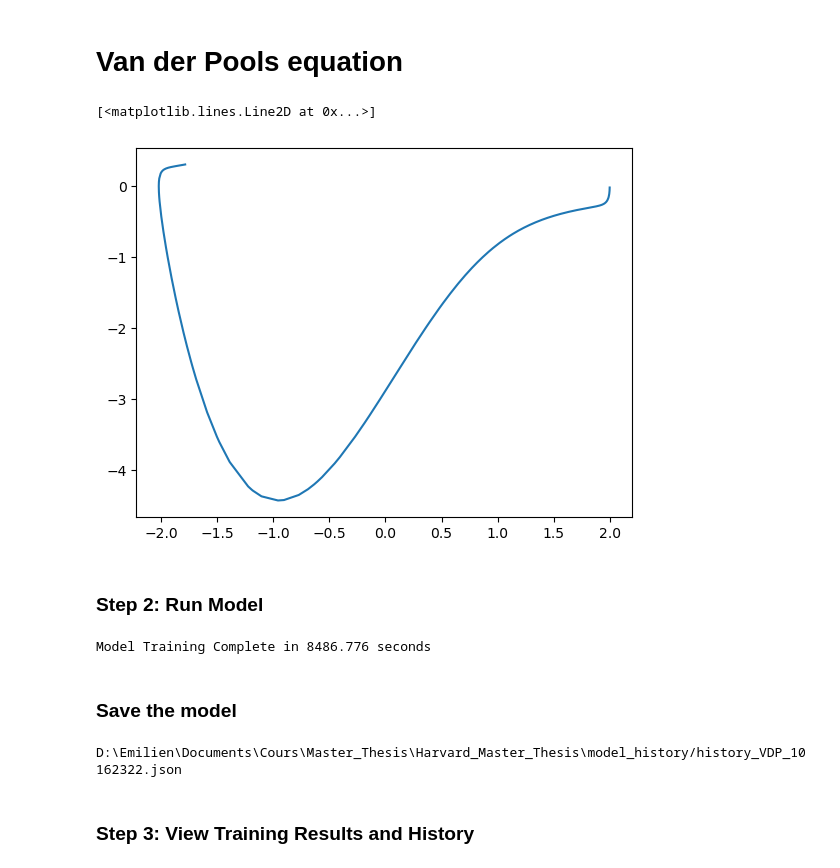
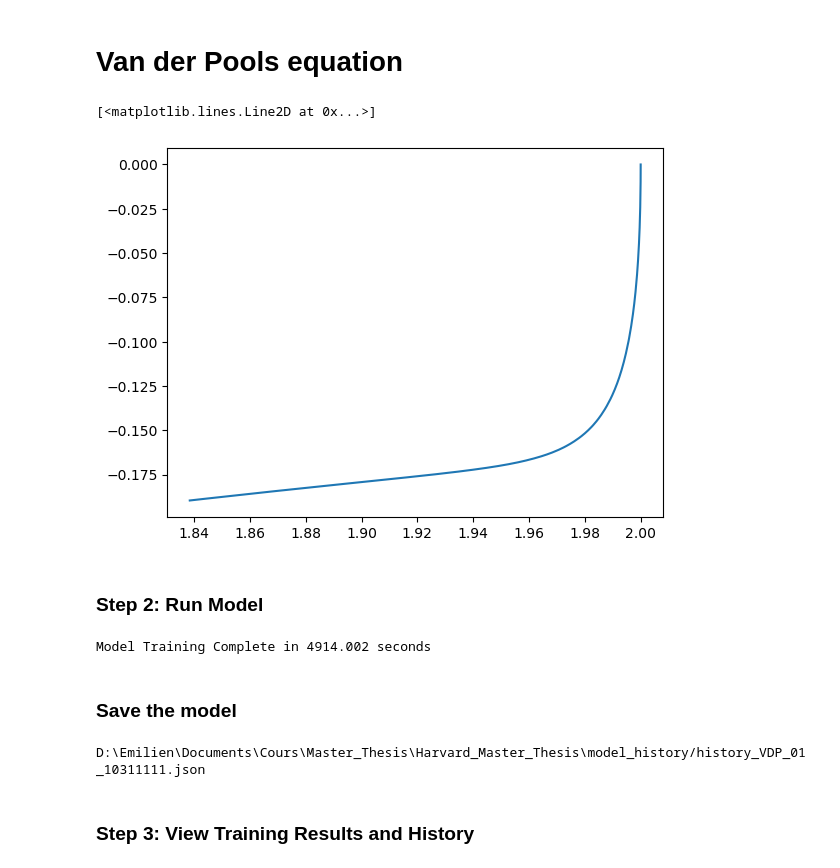
Before and after one commit to eseiler18/Harvard_Master_Thesis, a Jupyter notebook: src/nonlinearODE/PINNS_stiff_nonlinearODE.ipynb, the cells around one changed output. Cells and saved outputs as stored; diff of their text form; code cells hidden in the pictures.

```diff
--- a/src/nonlinearODE/PINNS_stiff_nonlinearODE.ipynb
+++ b/src/nonlinearODE/PINNS_stiff_nonlinearODE.ipynb
@@ -206,7 +154,7 @@ def compute_H_and_dH_dt(min_x, max_x, trained_model, num_equations, hid_lay):
 ### Step 1: Choose Network Parameters and Set-up Differential Equations
 # %%
 # set-up network training parameters
-x_range = [0, 5]
+x_range = [0, 1]
 num_equations = 2
 num_heads = 4
 iterations = 100000
@@ -239,7 +212,7 @@ true_func_dict[true_funct_str] = true_radau_list_linear
 # %% [markdown]
 # Van der Pools equation
 # %%
-alpha_list = [1., 1.5, 2., 2.5]
+alpha_list = [1., 2., 3., 4.]
 
 def VanDerPols(t, y, alpha):
     if isinstance(y, np.ndarray):
@@ -248,43 +221,43 @@ def VanDerPols(t, y, alpha):
         yp[1] = alpha*(1-y[0]**2)*y[1] - y[0]
     else:
         yp = torch.ones_like(y)
-        yp[:, 0, :] = y[:, 1, :]
+        yp[:, 0, :]  = y[:, 1, :]
         yp[:, 1, :] = alpha*(1-y[:, 0, :]**2)*y[:, 1, :] - y[:, 0, :]
     return yp
 
 equation_list_VDP = [lambda t, y, i=i: VanDerPols(t, y, alpha=i) for i in alpha_list]
 
 v_list_VDP = [torch.tensor([[2.], [0.0]], device=dev) for _ in range(num_heads)]
 
 true_radau_list_VDP = [lambda x, v, eq=eq: (solve_ivp(eq, [x_range[0], x_range[1]],
                                                       v.squeeze(), t_eval=x.squeeze(),
                                                       method="Radau").y) for eq in equation_list_VDP]
 
 true_funct_str = "true_radau_VDP"
 true_func_dict[true_funct_str] = true_radau_list_VDP
 
 rng = np.random.default_rng()
 x = torch.arange(x_range[0], x_range[1], 0.001, requires_grad=True, device=dev)
 x = x[rng.choice(range(0, len(x)), size=512, replace=False)]
 x = x.reshape(-1, 1)
 x, _ = x.sort(dim=0)
 
 i=3
 true_radau_VDP = true_radau_list_VDP[i]
 true_sol_j = true_radau_VDP(x.detach().cpu(),
                             v_list_VDP[i].detach().cpu(),
                             )
 plt.plot(true_sol_j[0], true_sol_j[1])
 # %% [output]
 [<matplotlib.lines.Line2D at 0x...>]
-[figure, old version]
+[figure, new version]
 # %% [markdown]
 ### Step 2: Run Model
 # %%
 # choose the equation(s) to work with
 
-# Van der Pols
-equation_name = "VDP"
+#Van der Pols
+equation_name = "VDP_01"
 equation_list = equation_list_VDP
 v_list = v_list_VDP
 true_funct_list = true_radau_list_VDP
@@ -292,15 +265,16 @@ head_to_track = 'head 1'
 sample_factor = 1
 
 # Linear
-# equation_name = "linear_nonlinear"
-# equation_list = equation_list_linear
-# v_list = v_list_linear
-# true_funct_list = true_radau_list_linear
+# equation_name = "UT"
+# equation_list = equation_list_UT
+# v_list = v_list_UT
+# true_funct_list = true_radau_list_UT
 # head_to_track = 'head 1'
 # sample_factor = 1
 
 activation = "tanh"
 hid_lay = list(np.array([128, 128, 132])*1)
+#hid_lay = list(np.array([4])*1)
 
 loss_hist, trained_model, model_time, MSE_hist = run_model(iterations=iterations, x_range=x_range,
                                                            equation_list=equation_list, v_list=v_list,
@@ -316,7 +290,7 @@ formatted_datetime = now.strftime('%m%d%H%M')
 # Convert the formatted string to an integer
 formatted_datetime_int = int(formatted_datetime)
 # %% [output]
-Model Training Complete in 8486.776 seconds
+Model Training Complete in 4914.002 seconds
 # %% [markdown]
 ### Save the model
 # %%
@@ -344,7 +318,7 @@ with open( path +f"history_{equation_name}_{formatted_datetime_int}.json", "w")
     print(path +f"history_{equation_name}_{formatted_datetime_int}.json")
     json.dump(history , fp)
 # %% [output]
-D:\Emilien\Documents\Cours\Master_Thesis\Harvard_Master_Thesis\model_history/history_VDP_10162322.json
+D:\Emilien\Documents\Cours\Master_Thesis\Harvard_Master_Thesis\model_history/history_VDP_01_10311111.json
 # %% [markdown]
 ### Step 3: View Training Results and History
 # %%
```
Also changed, not shown: parts of 28 cells of this notebook, 7 other files.
